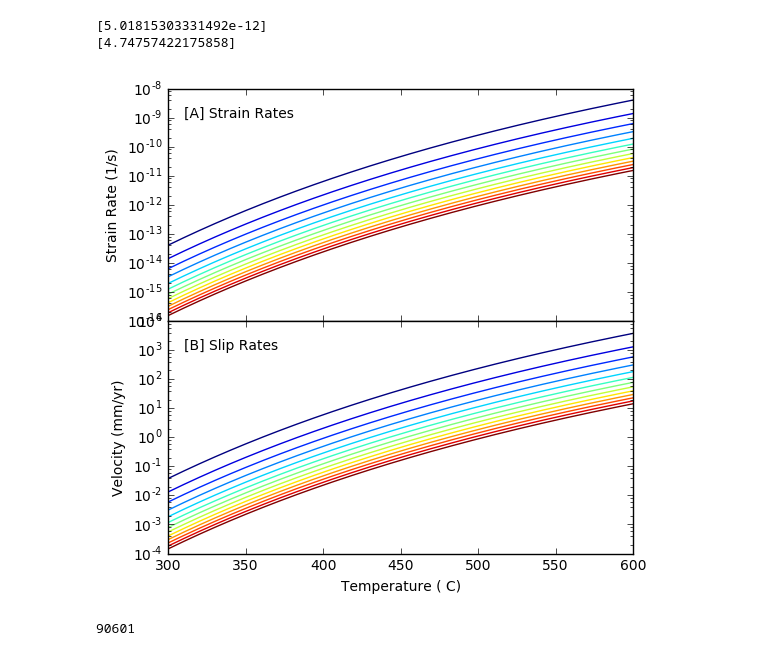
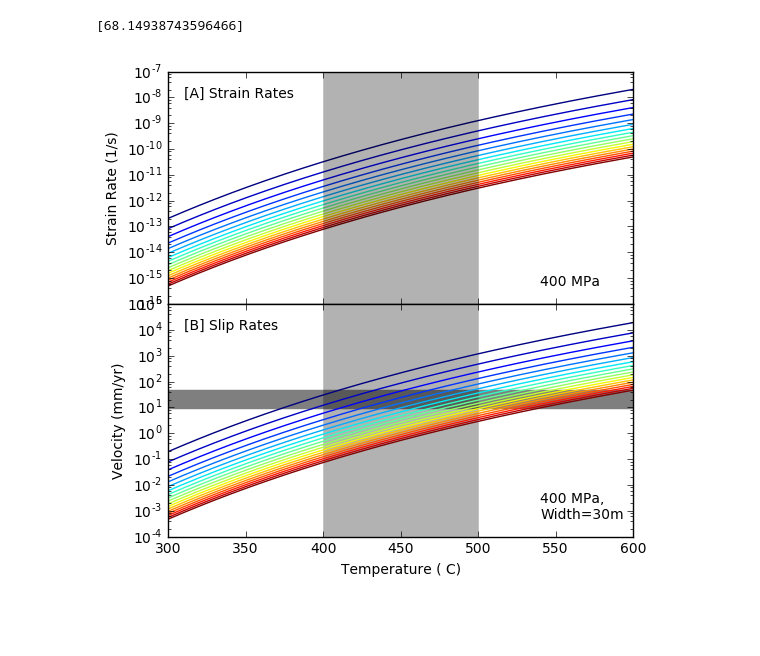
Before and after one commit to usgs/gmeg-shearzone-flowstress, a Jupyter notebook: Compile_code.ipynb, the cells around one changed output. Drawn from its saved outputs; the diff is of its cells as text; code cells hidden in the pictures; blank space fills up the shorter version.

```diff
--- a/Compile_code.ipynb
+++ b/Compile_code.ipynb
@@ -176,7 +176,7 @@ def calculate_slip_rate(strain_rate, width): #width in m, output of mm/yr
 temp = [300, 600]
 pressure = [400]
 width = [30]
-grain_size = [10]
+grain_size = [12]
 
 
 f = FugacityCalculator(temp,pressure)
@@ -195,12 +195,11 @@ s = calculate_differential_stress(grain_size)
 sr = calculate_strain_rate(s, fugacity_calculations, flow_law='H01')
 v = calculate_slip_rate(sr, width)
 
-
+print(s)
 # print(sr)
 # print(v)
 # %% [output]
-[5.01815303331492e-12]
-[4.74757422175858]
+[68.14938743596466]
 # %%
 # -*- coding: utf-8 -*-
 #Plotting
@@ -210,9 +209,14 @@ from matplotlib.backends.backend_pdf import PdfPages
 
 
 
+temp = [300, 600]
+pressure = [400]
+grain_size = range(3,21)#[5,6,7,8,9,10,11,12,13,14,15,30] #List of grainsizes
+width = [30]
 
-grain_size = range(5,30, 2)#[5,6,7,8,9,10,11,12,13,14,15,30] #List of grainsizes
-width = [30]
+f = FugacityCalculator(temp,pressure)
+fugacity_calculations = f.calculate_fugacity()
+
 #Calculate strain and slip rates at these grain sizes and shear zone width
 accumulated_strain_rates = []
 accumulated_slip_rates = []
@@ -230,42 +234,52 @@ for i, grain in enumerate(grain_size):
 
 fig = plt.figure(figsize=(6,6))
 sub1 = fig.add_subplot(2,1,1)
-sub1.text(310, 1.0E-9, '[A] Strain Rates ',size=10)
+sub1.text(310, 1.0E-8, '[A] Strain Rates ',size=10)
+sub1.text(540, 5.0E-16, '400 MPa',size=10)
 sub1.set_ylabel('Strain Rate (1/s)')
 
 
 colors=iter(cm.jet(np.linspace(0,1,len(grain_size))))
 for i, grain in enumerate(grain_size):
     sub1.plot(temperature, accumulated_strain_rates[i], color=next(colors))
     sub1.set_yscale('log')
 
+#add temperature range to plot
+x=[450,450]
+y=[1.0E-8,1.0E-16]
+sub1.plot(x,y,linestyle='-', color='k', linewidth=112, alpha=0.3)
+
 sub2 = fig.add_subplot(2,1,2, sharex=sub1)
-sub2.text(310, 1000, '[B] Slip Rates',size=10)
+sub2.text(310, 10000, '[B] Slip Rates',size=10)
+sub2.text(540, 0.0005, '400 MPa,\nWidth=30m',size=10)
 sub2.set_xlabel('Temperature ( C)')
 sub2.set_ylabel("Velocity (mm/yr)")
 
 plt.setp(sub1.get_xticklabels(), visible=False)
 plt.subplots_adjust(hspace = 0.001)
 
+#Add typical slip rates around the world
+y=[22, 22]
+x=[300, 600]
+sub2.plot(x, y, linestyle='-', color='k', linewidth=14, alpha=0.5)
+#add temperature range to plot
+x=[450,450]
+y=[1.0E4,1.0E-4]
+sub2.plot(x,y,linestyle='-', color='k', linewidth=112, alpha=0.3)
 
 colors=iter(cm.jet(np.linspace(0,1,len(grain_size))))
 for i, grain in enumerate(grain_size):
     sub2.plot(temperature, accumulated_slip_rates[i], color=next(colors))
     sub2.set_yscale('log')
 
 
 
 #Export PDF file
 pdf = PdfPages('Strain_Slip_Rates.pdf')
 pdf.savefig(fig)
 pdf.close()
 
 
 plt.show()
 # %% [output]
-[figure, old version]
+[figure, new version]
-# %%
-w = simulate_width(v, sr)
-len(w)
-# %% [output]
-90601
```
Also changed, not shown: parts of 7 cells of this notebook, 1 other file.
